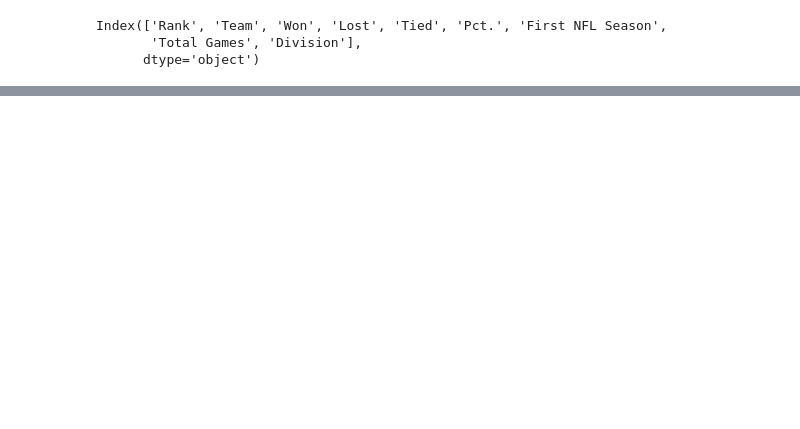
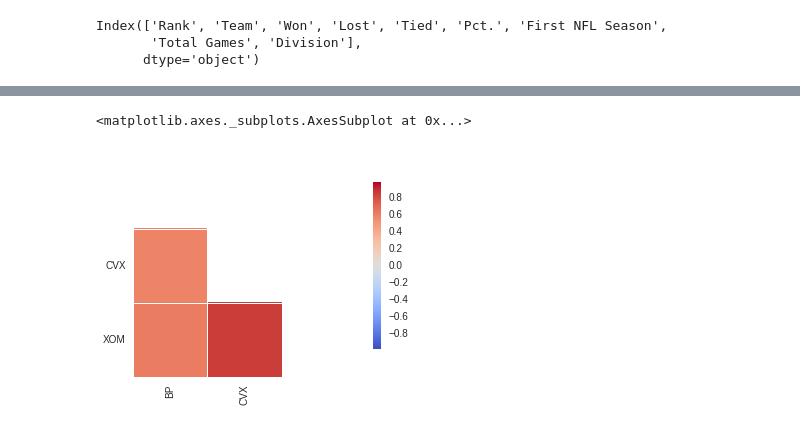
Before and after one commit to HanchenXiong/Python_Essential, a Jupyter notebook: Python for Data Science.ipynb, the cells around one changed output, grey strips where cells are left out. Cells and saved outputs as stored; diff of their text form; code cells hidden in the pictures; blank space fills up the shorter version.

```diff
--- a/Python for Data Science.ipynb
+++ b/Python for Data Science.ipynb
@@ -645,0 +1349,5 @@ DataFrame(nfl_frame, columns=['Team', 'Lost', 'Division'])
+# %%
+sns.corrplot(rets, annot=False, diag_names=False)
+# %% [output]
+<matplotlib.axes._subplots.AxesSubplot at 0x...>
+[figure, added]
```
Also changed, not shown: parts of 184 cells of this notebook, 3 other files.
